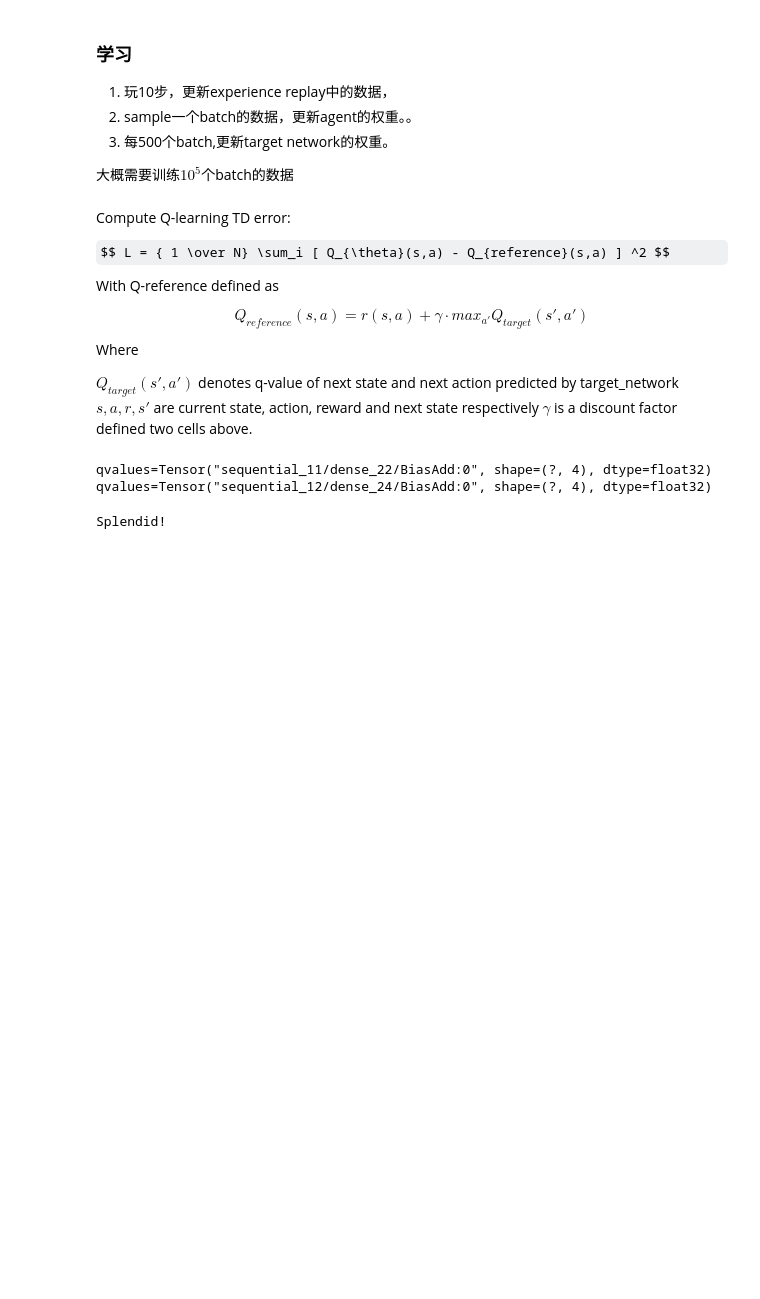
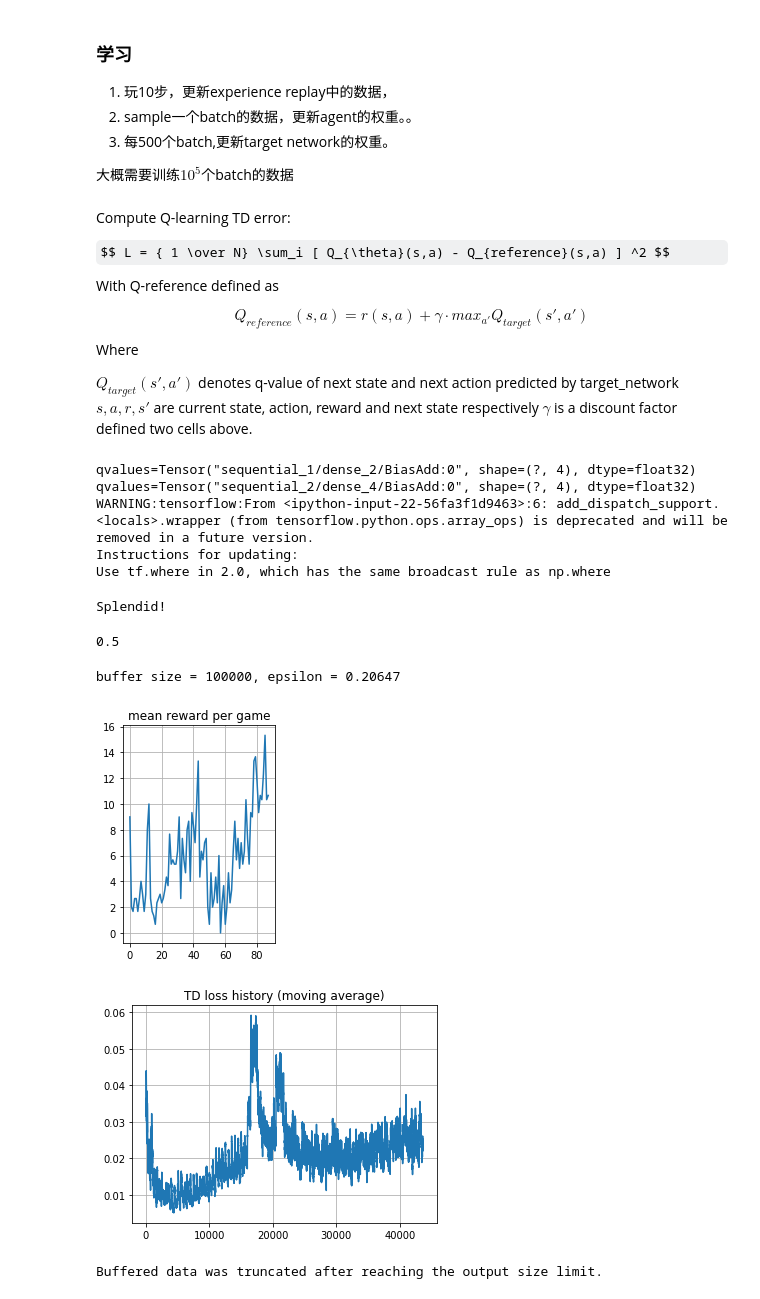
Before and after one commit to 450586509/reinforcement-learning-practice, a Jupyter notebook: deep_q_network.ipynb, the cells around one changed output. Drawn from its saved outputs; the diff is of its cells as text; code cells hidden in the pictures; some formulas as TeX source; blank space fills up the shorter version.

```diff
--- a/deep_q_network.ipynb
+++ b/deep_q_network.ipynb
@@ -218,6 +258,14 @@ i=3
 # %%
-for _ in range(50):
-    obs, _, _, _ = env.step(env.action_space.sample())
+env = make_env()
+env.reset()
+plt.imshow(env.render("rgb_array"))
+plt.show()
+for _ in range(1):
+    action = env.action_space.sample()
+    obs, _, _, _ = env.step(action)
+    print("action={0}".format(action))
+    plt.imshow(env.render("rgb_array"))
+    plt.show()
 
 
 plt.title("Game image")
@@ -243,6 +299,6 @@ from keras.layers import Conv2D, Dense, Flatten, InputLayer, MaxPooling2D
 # %%
 class DQNAgent:
-    def __init__(self, name, state_shape, n_actions, epsilon=0, reuse=False):
+    def __init__(self, name, state_shape, n_actions, epsilon=0.5, reuse=False):
         self.n_actions = n_actions
         """A simple DQN agent"""
         with tf.variable_scope(name, reuse=reuse):
@@ -669,14 +718,17 @@ current_action_qvalues = tf.reduce_sum(tf.one_hot(actions_ph, n_actions) * curre
 
 next_qvalues_target = target_network.get_symbolic_qvalues(next_obs_ph)
 next_state_values_target = K.max(next_qvalues_target, axis=-1)
-reference_qvalues = tf.where(is_done_ph, rewards_ph, next_state_values_target)
+reference_qvalues = tf.where(is_done_ph, rewards_ph, rewards_ph + gamma*next_state_values_target)
 
 td_loss = (current_action_qvalues - reference_qvalues) ** 2
 td_loss = tf.reduce_mean(td_loss)
 train_step = tf.train.AdamOptimizer(1e-3).minimize(td_loss, var_list=agent.weights)
 # %% [output]
-qvalues=Tensor("sequential_11/dense_22/BiasAdd:0", shape=(?, 4), dtype=float32)
-qvalues=Tensor("sequential_12/dense_24/BiasAdd:0", shape=(?, 4), dtype=float32)
+qvalues=Tensor("sequential_1/dense_2/BiasAdd:0", shape=(?, 4), dtype=float32)
+qvalues=Tensor("sequential_2/dense_4/BiasAdd:0", shape=(?, 4), dtype=float32)
+WARNING:tensorflow:From <ipython-input-22-56fa3f1d9463>:6: add_dispatch_support.<locals>.wrapper (from tensorflow.python.ops.array_ops) is deprecated and will be removed in a future version.
+Instructions for updating:
+Use tf.where in 2.0, which has the same broadcast rule as np.where
 # %%
 sess.run(tf.global_variables_initializer())
 
@@ -720,6 +772,10 @@ def sample_batch(exp_replay, batch_size):
         obs_ph: obs_batch, actions_ph: act_batch, rewards_ph: reward_batch,
         next_obs_ph: next_obs_batch, is_done_ph: is_done_batch
     }
+# %%
+agent.epsilon
+# %% [output]
+0.5
 # %%
 for i in trange(10**5):
 
@@ -729,34 +785,39 @@ for i in trange(10**5):
     # train
     _, loss_t = sess.run([train_step, td_loss], sample_batch(exp_replay, batch_size=64))
     td_loss_history.append(loss_t)
 
     # adjust agent parameters
     if i % 500 == 0:
         #load_weigths_into_target_network(agent, target_network)
         # calling 'load_weights_into_target_network' repeatedly cause creating tf copy operator
         # again and again, which bloat memory consumption along training step
         # create'copy_step' once
         sess.run(copy_step)
         agent.epsilon = max(agent.epsilon * 0.99, 0.01)
-        mean_rw_history.append(evaluate(make_env(), agent, n_games=3))
+        mean_rw_history.append(evaluate(make_env(), agent, greedy=False, n_games=3))
     if i % 100 == 0:
         clear_output(True)
         print("buffer size = %i, epsilon = %.5f" %
               (len(exp_replay), agent.epsilon))
 
         plt.subplot(1, 2, 1)
         plt.title("mean reward per game")
         plt.plot(mean_rw_history)
         plt.grid()
 
         assert not np.isnan(loss_t)
         plt.figure(figsize=[12, 4])
         plt.subplot(1, 2, 2)
         plt.title("TD loss history (moving average)")
         plt.plot(moving_average(
             np.array(td_loss_history), span=100, min_periods=100))
         plt.grid()
         plt.show()
+# %% [output]
+buffer size = 100000, epsilon = 0.20647
+[figure, added]
+[figure, added]
+Buffered data was truncated after reaching the output size limit.
 # %%
 assert np.mean(mean_rw_history[-10:]) > 10.
 print("That's good enough for tutorial.")
```
Also changed, not shown: parts of 16 cells of this notebook.
